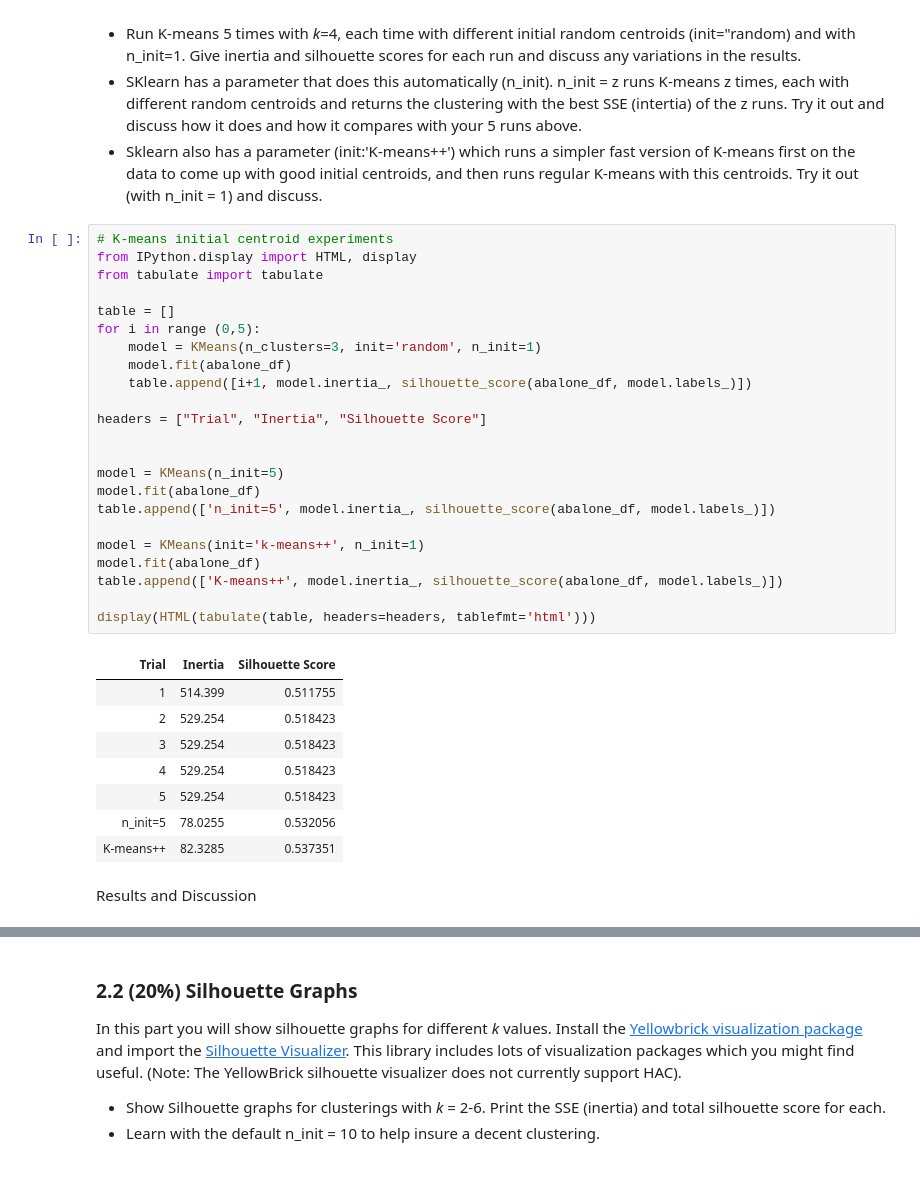
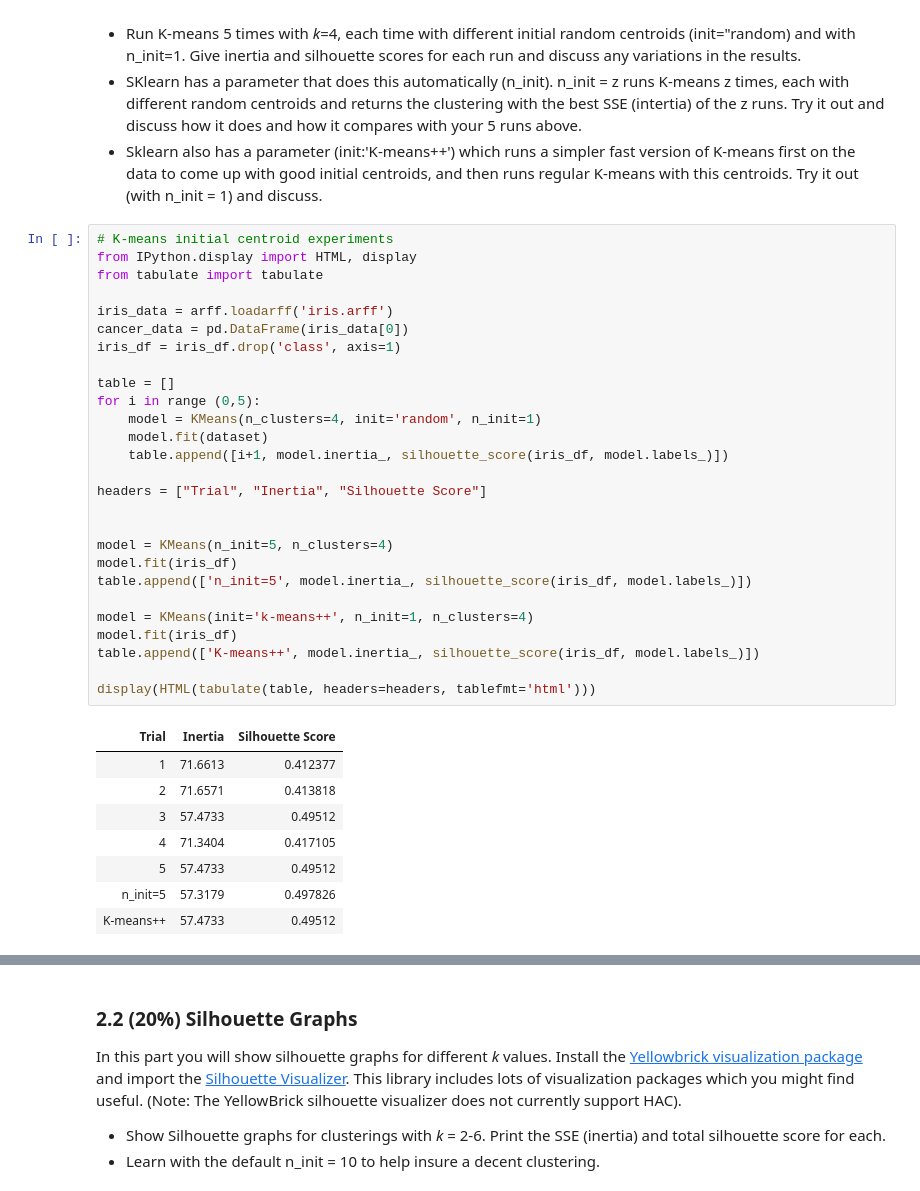
Before and after one commit to bwallace7430/clustering, a Jupyter notebook: Clustering_Lab.ipynb, the cells around one changed output, grey strips where cells are left out. Drawn from its saved outputs; the diff is of its cells as text.

```diff
--- a/Clustering_Lab.ipynb
+++ b/Clustering_Lab.ipynb
@@ -109,34 +109,36 @@ K-means results differ based on the initial centroids used.
 # %%
 # K-means initial centroid experiments
 from IPython.display import HTML, display
 from tabulate import tabulate
 
+iris_data = arff.loadarff('iris.arff')
+cancer_data = pd.DataFrame(iris_data[0])
+iris_df = iris_df.drop('class', axis=1)
+
 table = []
 for i in range (0,5):
-    model = KMeans(n_clusters=3, init='random', n_init=1)
-    model.fit(abalone_df)
-    table.append([i+1, model.inertia_, silhouette_score(abalone_df, model.labels_)])
+    model = KMeans(n_clusters=4, init='random', n_init=1)
+    model.fit(dataset)
+    table.append([i+1, model.inertia_, silhouette_score(iris_df, model.labels_)])
 
 headers = ["Trial", "Inertia", "Silhouette Score"]
 
 
-model = KMeans(n_init=5)
-model.fit(abalone_df)
-table.append(['n_init=5', model.inertia_, silhouette_score(abalone_df, model.labels_)])
+model = KMeans(n_init=5, n_clusters=4)
+model.fit(iris_df)
+table.append(['n_init=5', model.inertia_, silhouette_score(iris_df, model.labels_)])
 
-model = KMeans(init='k-means++', n_init=1)
-model.fit(abalone_df)
-table.append(['K-means++', model.inertia_, silhouette_score(abalone_df, model.labels_)])
+model = KMeans(init='k-means++', n_init=1, n_clusters=4)
+model.fit(iris_df)
+table.append(['K-means++', model.inertia_, silhouette_score(iris_df, model.labels_)])
 
 display(HTML(tabulate(table, headers=headers, tablefmt='html')))
 # %% [output]
 | Trial | Inertia | Silhouette Score |
-| 1 | 514.399 | 0.511755 |
-| 2 | 529.254 | 0.518423 |
-| 3 | 529.254 | 0.518423 |
-| 4 | 529.254 | 0.518423 |
-| 5 | 529.254 | 0.518423 |
-| n_init=5 | 78.0255 | 0.532056 |
-| K-means++ | 82.3285 | 0.537351 |
+| 1 | 71.6613 | 0.412377 |
+| 2 | 71.6571 | 0.413818 |
+| 3 | 57.4733 | 0.49512 |
+| 4 | 71.3404 | 0.417105 |
+| 5 | 57.4733 | 0.49512 |
+| n_init=5 | 57.3179 | 0.497826 |
+| K-means++ | 57.4733 | 0.49512 |
-# %% [markdown]
-Results and Discussion
```
Also changed, not shown: parts of 15 cells of this notebook, 2 other files.
